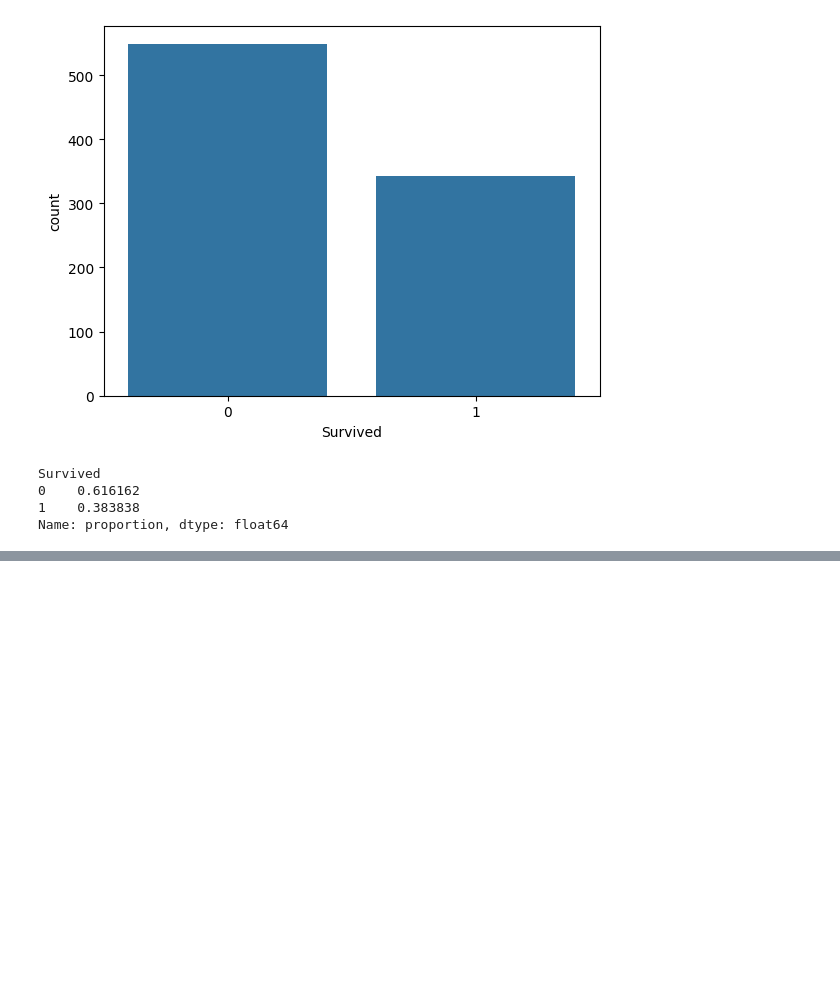
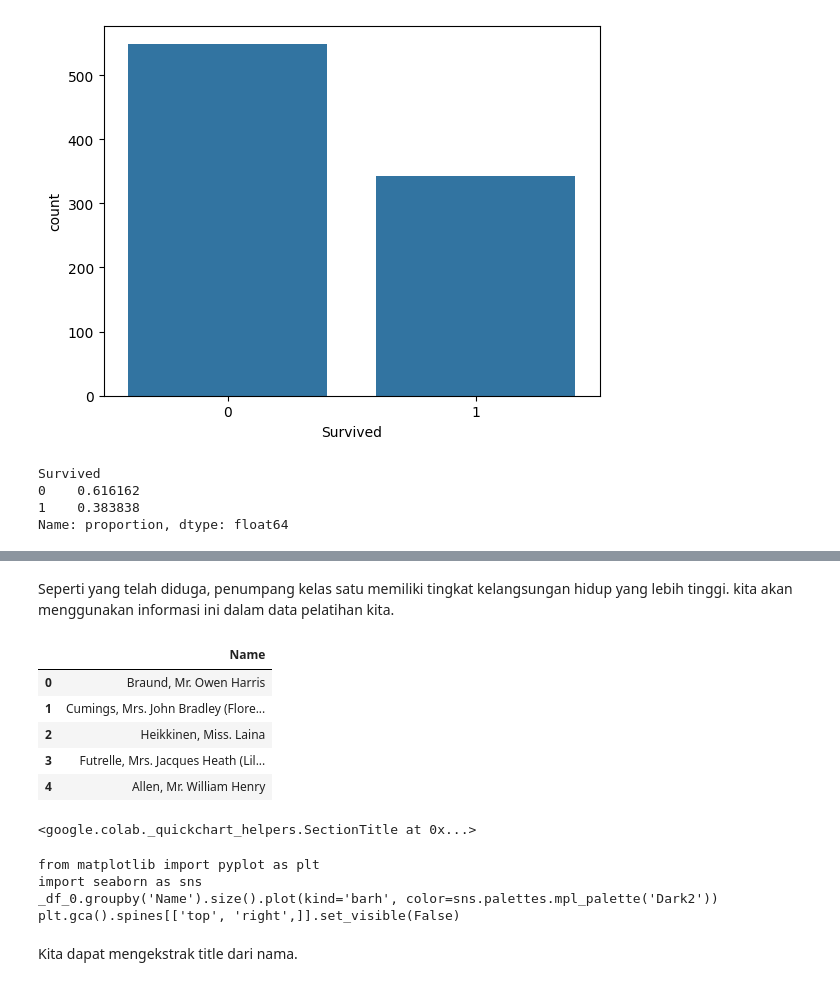
Before and after one commit to ihyaulumuddin044/machineLearning, a Jupyter notebook: titanic_prediction.ipynb, the cells around one changed output, grey strips where cells are left out. Saved outputs shown, nothing was run; the diff lists cells and outputs as text; code cells hidden in the pictures; blank space fills up the shorter version.

```diff
--- a/titanic_prediction.ipynb
+++ b/titanic_prediction.ipynb
@@ -92,0 +128,19 @@ Name: proportion, dtype: float64
+# %% [markdown]
+Seperti yang telah diduga, penumpang kelas satu memiliki tingkat kelangsungan hidup yang lebih tinggi. kita akan menggunakan informasi ini dalam data pelatihan kita.
+# %%
+# melihat 5 baris ppertana dari colom!
+display(train[["Name"]].head())
+# %% [output]
+|  | Name |
+| 0 | Braund, Mr. Owen Harris |
+| 1 | Cumings, Mrs. John Bradley (Flore... |
+| 2 | Heikkinen, Miss. Laina |
+| 3 | Futrelle, Mrs. Jacques Heath (Lil... |
+| 4 | Allen, Mr. William Henry |
+<google.colab._quickchart_helpers.SectionTitle at 0x...>
+from matplotlib import pyplot as plt
+import seaborn as sns
+_df_0.groupby('Name').size().plot(kind='barh', color=sns.palettes.mpl_palette('Dark2'))
+plt.gca().spines[['top', 'right',]].set_visible(False)
+# %% [markdown]
+Kita dapat mengekstrak title dari nama.
```
Also changed, not shown: parts of 5 cells of this notebook.
